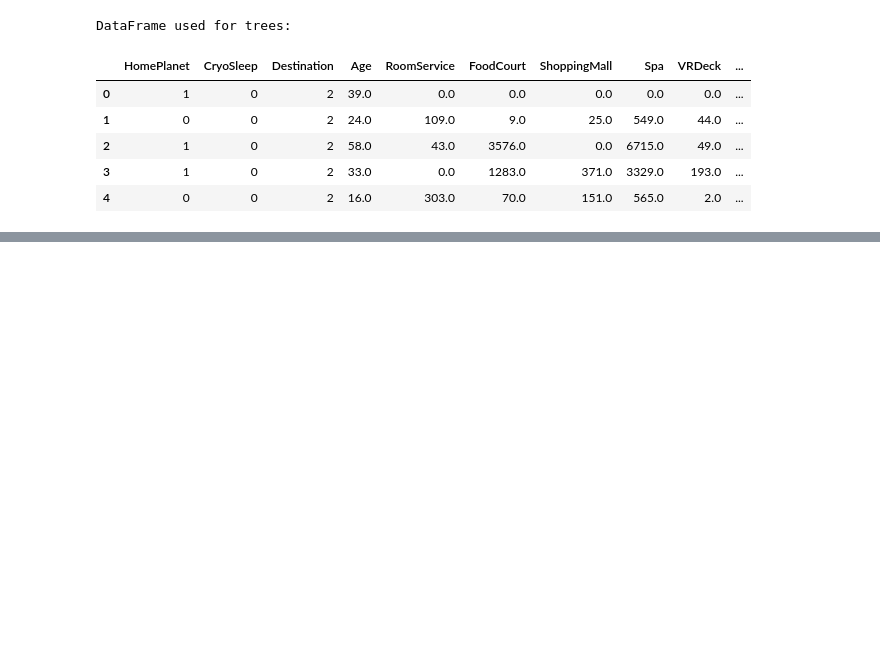
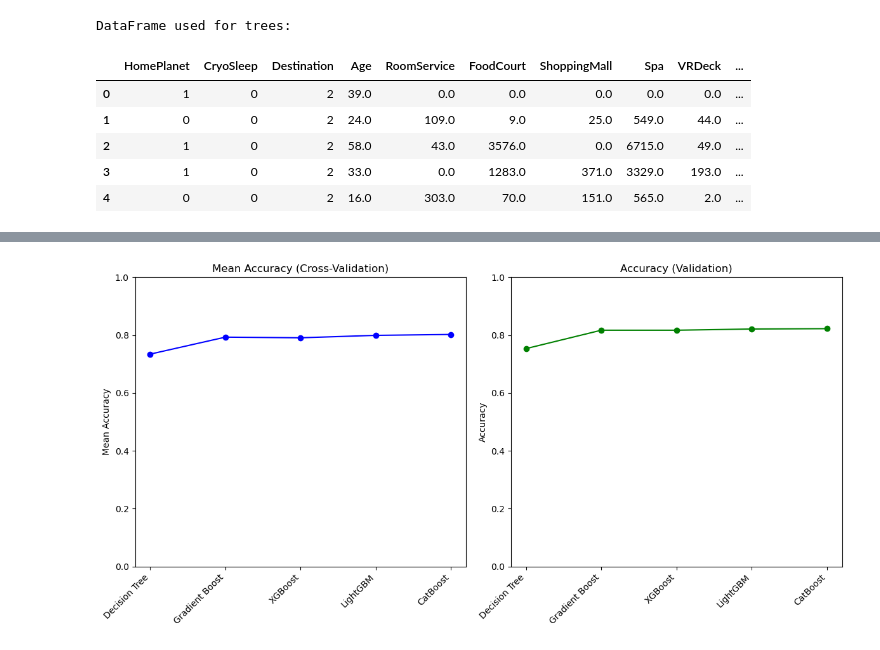
Before and after one commit to Greywolfie01/ML-Project, a Jupyter notebook: Decision_trees.ipynb, the cells around one changed output, grey strips where cells are left out. Cells and saved outputs as stored; diff of their text form; code cells hidden in the pictures; blank space fills up the shorter version.

```diff
--- a/Decision_trees.ipynb
+++ b/Decision_trees.ipynb
@@ -205,0 +316,84 @@ weighted avg       0.67      0.67      0.67      1699
+# %%
+from sklearn.model_selection import cross_val_score, StratifiedKFold
+from sklearn.feature_selection import RFECV
+
+y_train = y_train.astype(int)
+y_val = y_val.astype(int)
+
+# Cross-validation strategy
+cv_strategy = StratifiedKFold(n_splits=5)
+
+# Store metrics
+metrics = {
+    "Model": [],
+    "Mean Accuracy (Cross-Validation)": [],
+    "Accuracy (Validation)": [],
+    "Number of Features": [],
+    "Important Features": []
+}
+
+## Train models, apply feature selection, and record performance
+for name, model in models.items():
+    # RFECV for feature selection combined with cross-validation
+    selector = RFECV(estimator=model, step=1, cv=cv_strategy, scoring='accuracy')
+    selector = selector.fit(X_train, y_train)
+
+    # Selected features
+    X_train_rfe = selector.transform(X_train)
+    X_val_rfe = selector.transform(X_val)
+
+    # Cross-validation for model evaluation on training data
+    cv_scores = cross_val_score(model, X_train_rfe, y_train, cv=cv_strategy, scoring='accuracy')
+
+    # Fit the model with selected features for validation set evaluation
+    model.fit(X_train_rfe, y_train)
+    y_val_pred = model.predict(X_val_rfe)
+
+    # Convert predictions to int for accuracy calculation
+    y_val_pred = y_val_pred.astype(int)
+
+    val_accuracy = accuracy_score(y_val, y_val_pred)
+
+    # Store the average cross-validation score and the validation set score
+    metrics["Model"].append(name)
+    metrics["Mean Accuracy (Cross-Validation)"].append(cv_scores.mean())
+    metrics["Accuracy (Validation)"].append(val_accuracy)
+    metrics["Number of Features"].append(selector.n_features_)
+    metrics["Important Features"].append(X_train.columns[selector.support_].tolist())
+
+# Create a DataFrame for displaying the results in a table
+metrics_df = pd.DataFrame(metrics)
+
+# Plotting
+fig, axs = plt.subplots(1, 2, figsize=(12, 6))
+
+# Line plot for Mean Accuracy (Cross-Validation)
+axs[0].plot(metrics["Model"], metrics["Mean Accuracy (Cross-Validation)"], marker='o', linestyle='-', color='blue')
+axs[0].set_title('Mean Accuracy (Cross-Validation)')
+axs[0].set_xticks(range(len(metrics["Model"])))
+axs[0].set_xticklabels(metrics["Model"], rotation=45, ha='right')
+axs[0].set_ylabel('Mean Accuracy')
+axs[0].set_ylim([0, 1])  # Assuming accuracy is between 0 and 1
+
+# Line plot for Accuracy (Validation)
+axs[1].plot(metrics["Model"], metrics["Accuracy (Validation)"], marker='o', linestyle='-', color='green')
+axs[1].set_title('Accuracy (Validation)')
+axs[1].set_xticks(range(len(metrics["Model"])))
+axs[1].set_xticklabels(metrics["Model"], rotation=45, ha='right')
+axs[1].set_ylabel('Accuracy')
+axs[1].set_ylim([0, 1])  # Assuming accuracy is between 0 and 1
+
+plt.tight_layout()
+plt.show()
+
+# Find common features selected by all models
+common_features = set(metrics_df['Important Features'][0])
+for features in metrics_df['Important Features'][1:]:
+    common_features.intersection_update(features)
+
+print("Common Important Features across all models:", common_features)
+
+
+display(metrics_df)
+# %% [output]
+[figure, added]
```
Also changed, not shown: parts of 13 cells of this notebook, 1 other file.
